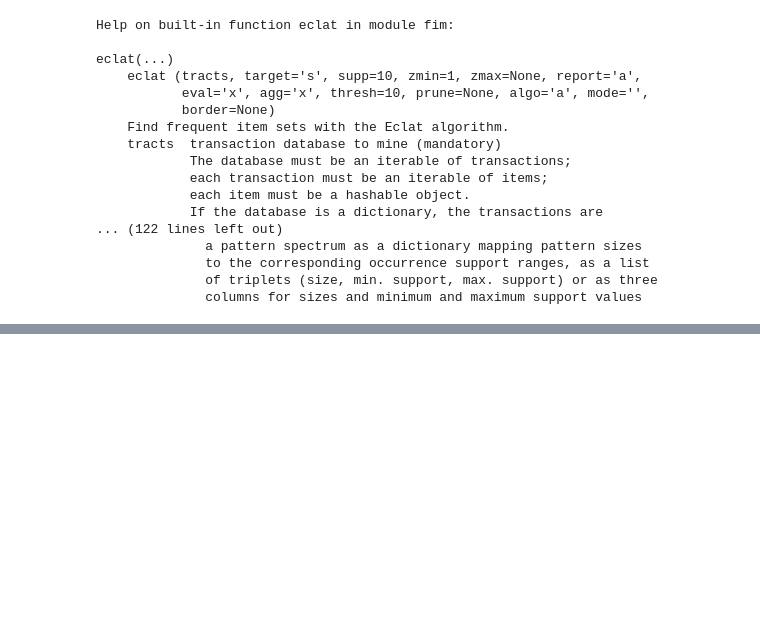
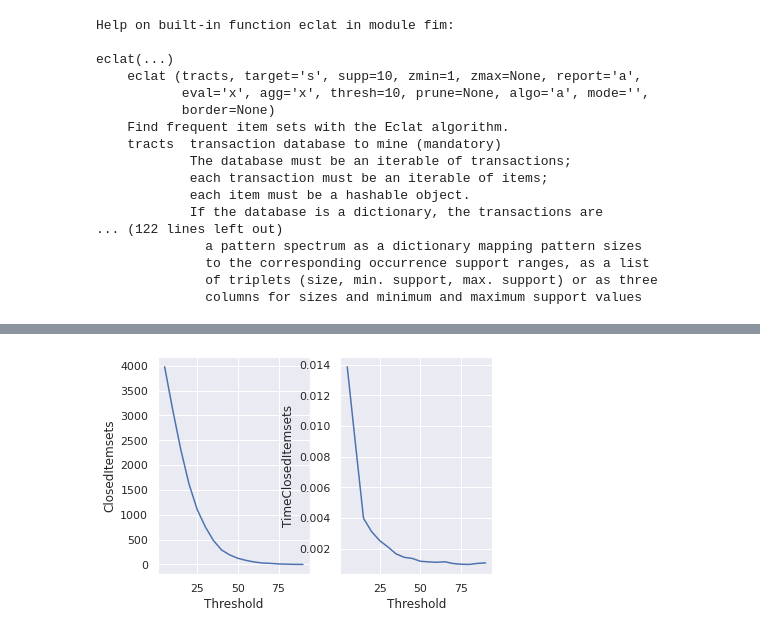
Before and after one commit to lmcanavals/da, a Jupyter notebook: week10/FrequentItemsetsCondensed.ipynb, the cells around one changed output, grey strips where cells are left out. Saved outputs shown, nothing was run; the diff lists cells and outputs as text; code cells hidden in the pictures; blank space fills up the shorter version.

```diff
--- a/week10/FrequentItemsetsCondensed.ipynb
+++ b/week10/FrequentItemsetsCondensed.ipynb
@@ -90,0 +83,30 @@ dfAFI = plotAllPatterns('zoo.bin')
+# %%
+def closedPatterns(d, minsupp):
+    s = eclat(d, target='c', supp=minsupp)
+    if len(s) > 0:
+        df = pd.DataFrame(s)
+        df.columns = ['Pattern', 'Freq']
+        return True, df
+    return False, _
+# %%
+def plotClosedPatterns(f):
+    numberdata = []
+    d, _ = leerDataset(f)
+    k = int(len(d)/20)
+    for i in range(k, len(d), k):
+        start = time.time()
+        r, t = closedPatterns(d, i)
+        end = time.time()
+        if r:
+            numberdata += [(i, t.shape[0], end-start)]
+    df = pd.DataFrame(numberdata)
+    df.columns = ['Threshold', 'ClosedItemsets', 'TimeClosedItemsets']
+    fig, ax = plt.subplots(1, 2)
+    sns.lineplot(x='Threshold', y='ClosedItemsets', ax=ax[0], data=df)
+    sns.lineplot(x='Threshold', y='TimeClosedItemsets', ax=ax[1], data=df)
+    fig.show()
+    return df
+# %%
+dfCFI = plotClosedPatterns('zoo.bin')
+# %% [output]
+[figure, added]
```
Also changed, not shown: parts of 6 cells of this notebook.
